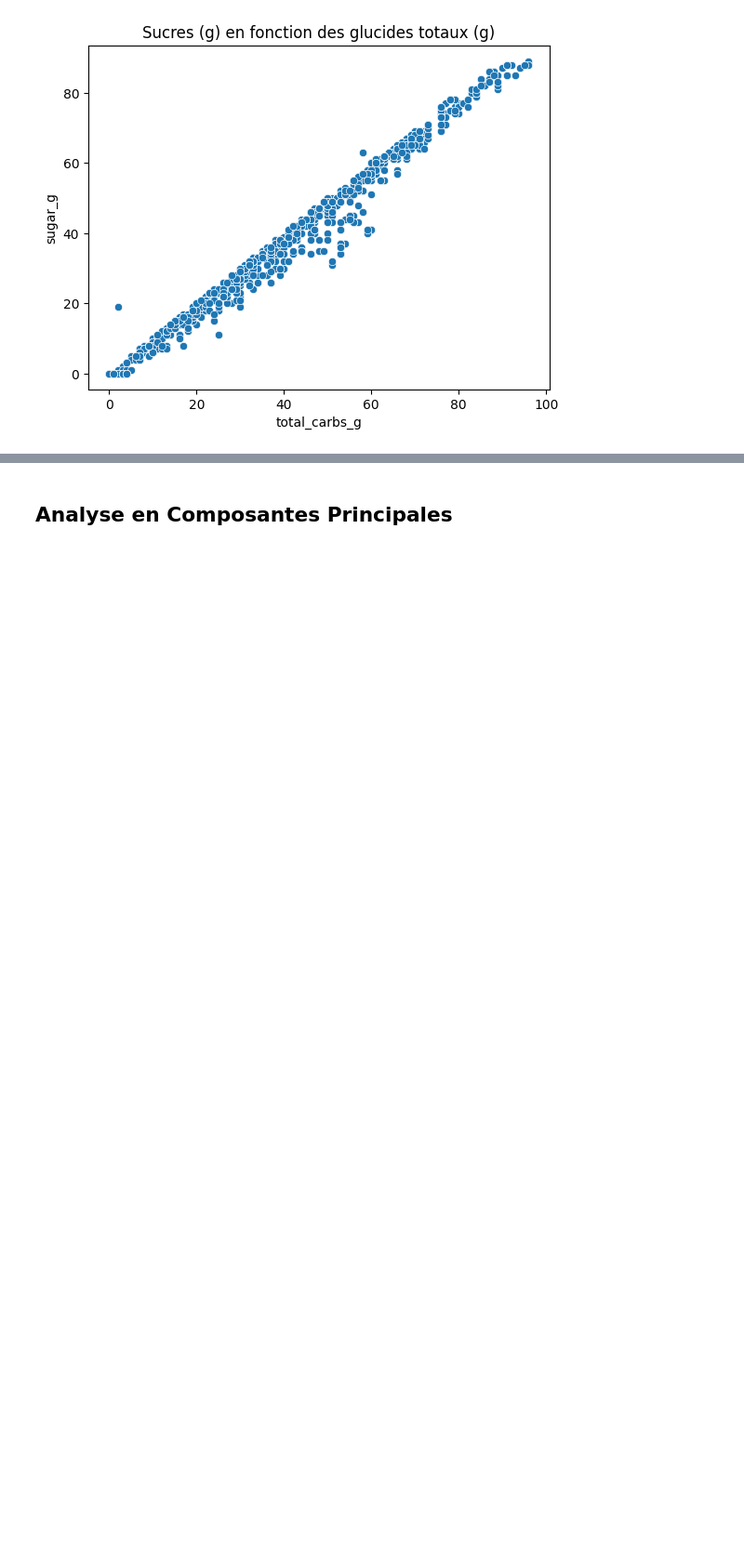
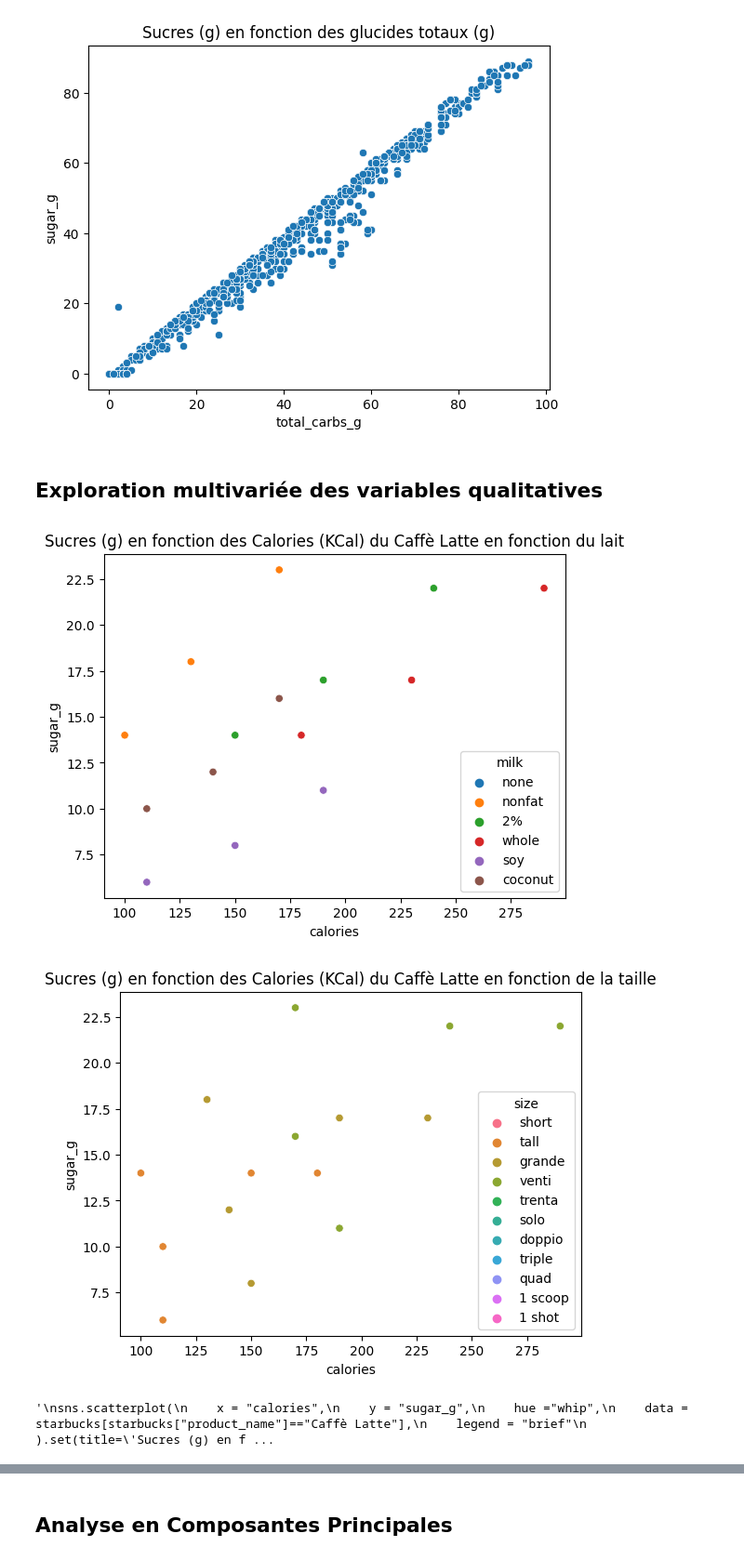
Before and after one commit to bsellier/SY09, a Jupyter notebook: SY09_Starbucks.ipynb, the cells around one changed output, grey strips where cells are left out. Shown at 93% size. Drawn from its saved outputs; the diff is of its cells as text; code cells hidden in the pictures; blank space fills up the shorter version.

Commit message:
Ajout de visualisation de produits en particulier

```diff
--- a/SY09_Starbucks.ipynb
+++ b/SY09_Starbucks.ipynb
@@ -293,3 +293,38 @@ sns.scatterplot(
 plot.show()
 # %% [output]
 [figure]
+# %% [markdown]
+## Exploration multivariée des variables qualitatives
+# %%
+sns.scatterplot(
+    x = "calories",
+    y = "sugar_g",
+    hue ="milk",
+    data = starbucks[starbucks["product_name"]=="Caffè Latte"],
+    legend = "brief"
+    ).set(title='Sucres (g) en fonction des Calories (KCal) du Caffè Latte en fonction du lait')
+plot.show()
+
+sns.scatterplot(
+    x = "calories",
+    y = "sugar_g",
+    hue ="size",
+    data = starbucks[starbucks["product_name"]=="Caffè Latte"],
+    legend = "brief"
+    ).set(title='Sucres (g) en fonction des Calories (KCal) du Caffè Latte en fonction de la taille')
+plot.show()
+
+'''
+sns.scatterplot(
+    x = "calories",
+    y = "sugar_g",
+    hue ="whip",
+    data = starbucks[starbucks["product_name"]=="Caffè Latte"],
+    legend = "brief"
+    ).set(title='Sucres (g) en fonction des Calories (KCal) du Caffè Latte en fonction de whip')
+plot.show()
+'''
+# %% [output]
+[figure, added]
+[figure, added]
+'\nsns.scatterplot(\n    x = "calories",\n    y = "sugar_g",\n    hue ="whip",\n    data = starbucks[starbucks["product_name"]=="Caffè Latte"],\n    legend = "brief"\n    ).set(title=\'Sucres (g) en f ...
```
Also changed, not shown: parts of 2 cells of this notebook.
